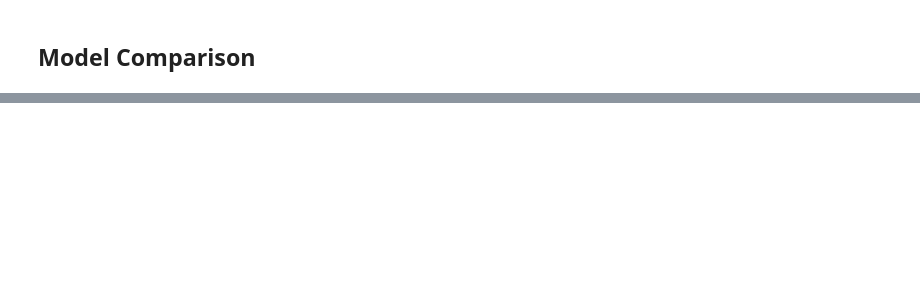
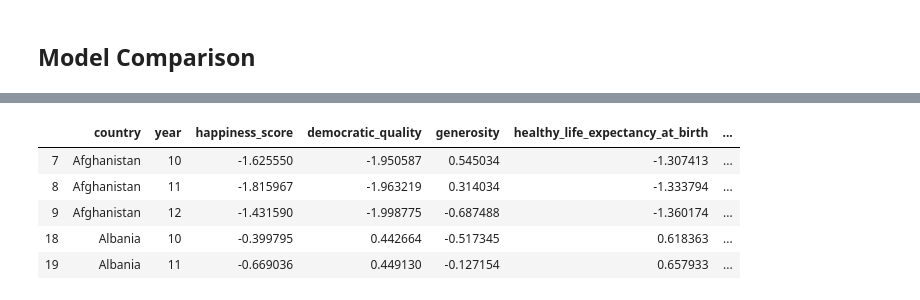
Before and after one commit to m-clark/data-processing-and-visualization, a Jupyter notebook: code/model_criticism.ipynb, the cells around one changed output, grey strips where cells are left out. Drawn from its saved outputs; the diff is of its cells as text; code cells hidden in the pictures; blank space fills up the shorter version.

```diff
--- a/code/model_criticism.ipynb
+++ b/code/model_criticism.ipynb
@@ -134,0 +293,32 @@ Warnings:
+# %%
+def scale(x):
+    return((x - np.nanmean(x, axis=0))/np.nanstd(x, axis=0))
+
+happy_processed = happy[[
+    'country',
+    'year',
+    'happiness_score',
+    'democratic_quality',
+    'generosity',
+    'healthy_life_expectancy_at_birth',
+    'log_gdp_per_capita'
+]].apply(
+    lambda x: scale(x)
+    if x.name in [
+        'happiness_score',
+        'democratic_quality',
+        'generosity',
+        'healthy_life_expectancy_at_birth',]
+    else x
+).assign(
+    year = happy.year - np.min(happy.year)
+).dropna()
+
+happy_processed.head()
+# %% [output]
+|  | country | year | happiness_score | democratic_quality | generosity | healthy_life_expectancy_at_birth | ... |
+| 7 | Afghanistan | 10 | -1.625550 | -1.950587 | 0.545034 | -1.307413 | ... |
+| 8 | Afghanistan | 11 | -1.815967 | -1.963219 | 0.314034 | -1.333794 | ... |
+| 9 | Afghanistan | 12 | -1.431590 | -1.998775 | -0.687488 | -1.360174 | ... |
+| 18 | Albania | 10 | -0.399795 | 0.442664 | -0.517345 | 0.618363 | ... |
+| 19 | Albania | 11 | -0.669036 | 0.449130 | -0.127154 | 0.657933 | ... |
```
Also changed, not shown: parts of 48 cells of this notebook, 10 other files.
